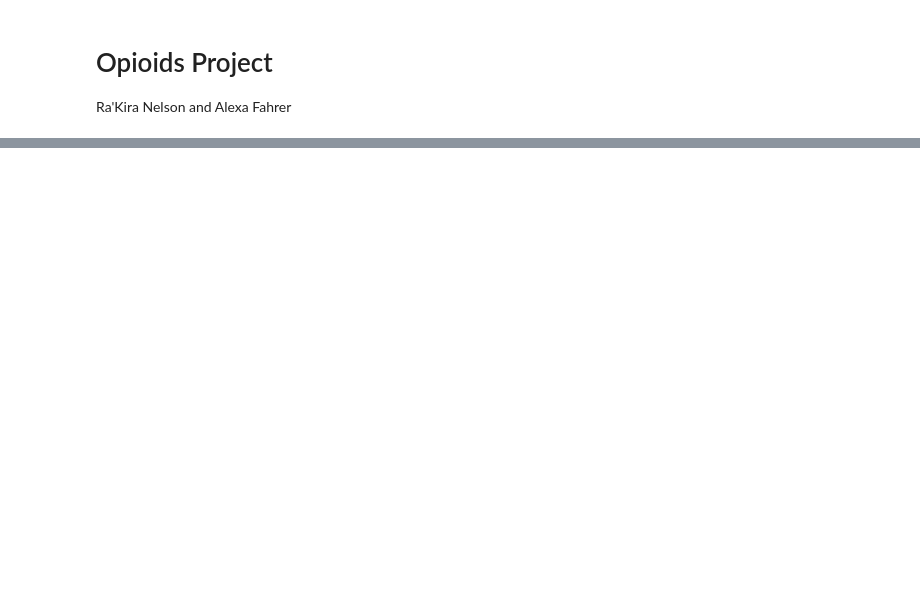
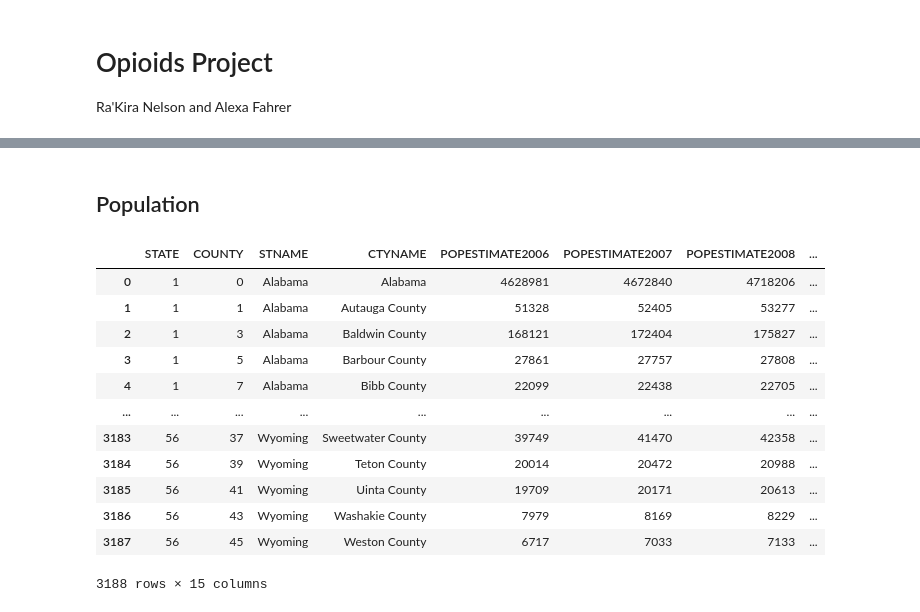
Before and after one commit to rakiranelson/IDS590-Opioids-Final-Project, a Jupyter notebook: opioid_project.ipynb, the cells around one changed output, grey strips where cells are left out. Saved outputs shown, nothing was run; the diff lists cells and outputs as text; code cells hidden in the pictures; blank space fills up the shorter version.

```diff
--- a/opioid_project.ipynb
+++ b/opioid_project.ipynb
@@ -193,0 +257,54 @@ deaths_2003
+# %% [markdown]
+## Population
+# %%
+pop_1 = pd.read_csv("co-est00int-tot.csv", encoding="latin1")
+pop_2 = pd.read_csv("co-est2020.csv", encoding="latin1")
+# %%
+p1_sub = pop_1[
+    [
+        "STATE",
+        "COUNTY",
+        "STNAME",
+        "CTYNAME",
+        "POPESTIMATE2006",
+        "POPESTIMATE2007",
+        "POPESTIMATE2008",
+        "POPESTIMATE2009",
+    ]
+].copy()
+p2_sub = pop_2[
+    [
+        "STATE",
+        "COUNTY",
+        "STNAME",
+        "CTYNAME",
+        "POPESTIMATE2010",
+        "POPESTIMATE2011",
+        "POPESTIMATE2012",
+        "POPESTIMATE2013",
+        "POPESTIMATE2014",
+        "POPESTIMATE2015",
+    ]
+].copy()
+pop_merged = p1_sub.merge(
+    p2_sub, on=["STATE", "COUNTY", "STNAME", "CTYNAME"], how="inner"
+)
+pop_merged["fips"] = pop_merged["STATE"].astype(str).str.zfill(2) + pop_merged[
+    "COUNTY"
+].astype(str).str.zfill(3)
+# %%
+pop_merged
+# %% [output]
+|  | STATE | COUNTY | STNAME | CTYNAME | POPESTIMATE2006 | POPESTIMATE2007 | POPESTIMATE2008 | ... |
+| 0 | 1 | 0 | Alabama | Alabama | 4628981 | 4672840 | 4718206 | ... |
+| 1 | 1 | 1 | Alabama | Autauga County | 51328 | 52405 | 53277 | ... |
+| 2 | 1 | 3 | Alabama | Baldwin County | 168121 | 172404 | 175827 | ... |
+| 3 | 1 | 5 | Alabama | Barbour County | 27861 | 27757 | 27808 | ... |
+| 4 | 1 | 7 | Alabama | Bibb County | 22099 | 22438 | 22705 | ... |
+| ... | ... | ... | ... | ... | ... | ... | ... | ... |
+| 3183 | 56 | 37 | Wyoming | Sweetwater County | 39749 | 41470 | 42358 | ... |
+| 3184 | 56 | 39 | Wyoming | Teton County | 20014 | 20472 | 20988 | ... |
+| 3185 | 56 | 41 | Wyoming | Uinta County | 19709 | 20171 | 20613 | ... |
+| 3186 | 56 | 43 | Wyoming | Washakie County | 7979 | 8169 | 8229 | ... |
+| 3187 | 56 | 45 | Wyoming | Weston County | 6717 | 7033 | 7133 | ... |
+3188 rows × 15 columns
```
Also changed, not shown: parts of 28 cells of this notebook, 3 other files.
